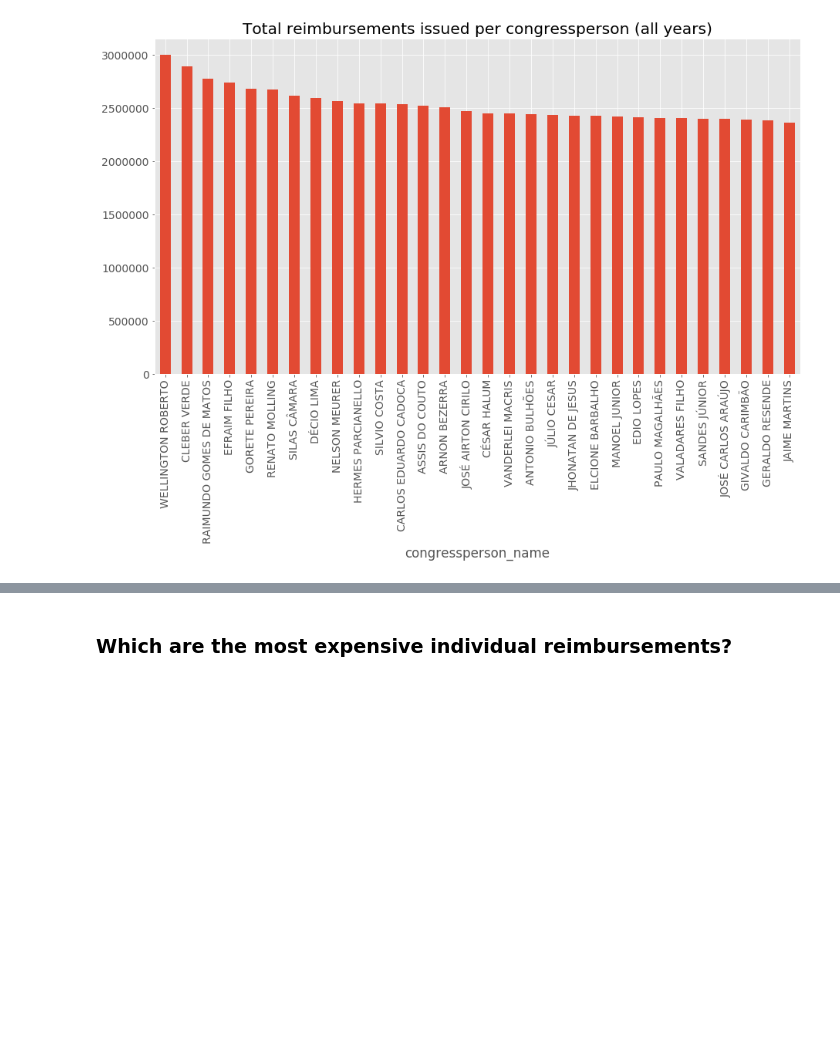
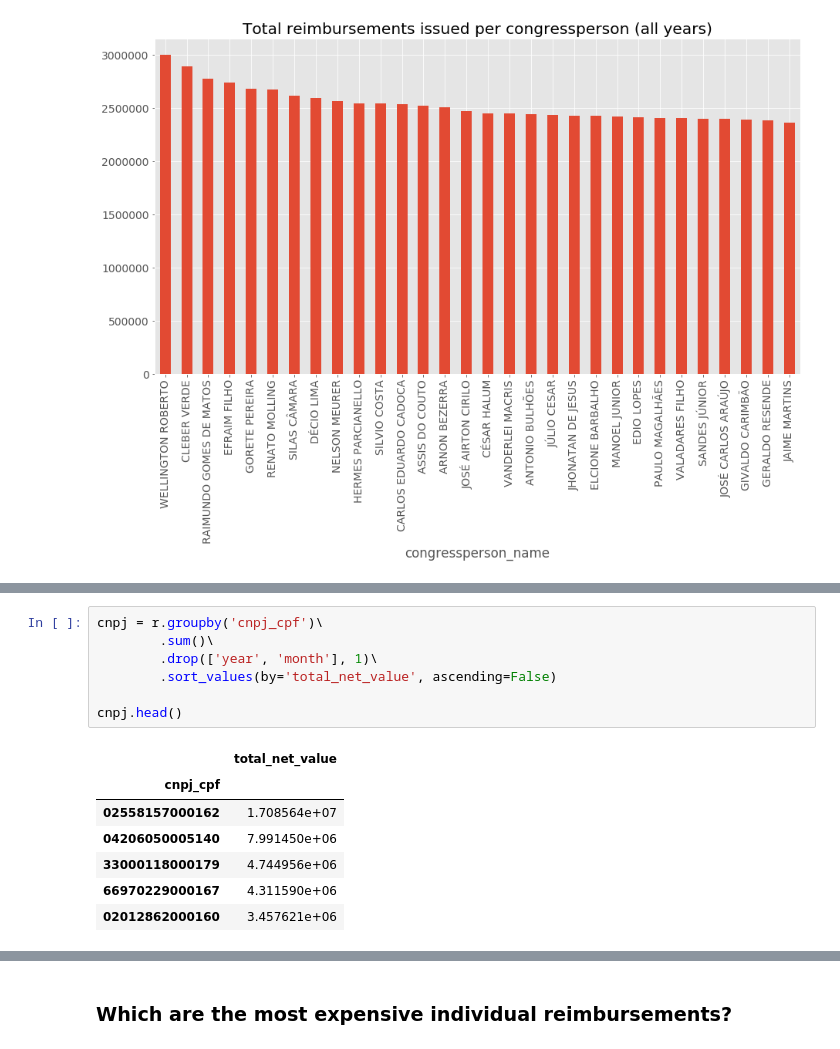
Before and after one commit to okfn-brasil/serenata-de-amor, a Jupyter notebook: develop/2017-05-01-luipillmann-intro-to-reimbursements.ipynb, the cells around one changed output, grey strips where cells are left out. Cells and saved outputs as stored; diff of their text form; blank space fills up the shorter version.

```diff
--- a/develop/2017-05-01-luipillmann-intro-to-reimbursements.ipynb
+++ b/develop/2017-05-01-luipillmann-intro-to-reimbursements.ipynb
@@ -266,0 +288,15 @@ This table shows the top service providers by amount received in total (all year
+# %%
+cnpj = r.groupby('cnpj_cpf')\
+        .sum()\
+        .drop(['year', 'month'], 1)\
+        .sort_values(by='total_net_value', ascending=False)
+
+cnpj.head()
+# %% [output]
+|  | total_net_value |
+| cnpj_cpf |  |
+| 02558157000162 | 1.708564e+07 |
+| 04206050005140 | 7.991450e+06 |
+| 33000118000179 | 4.744956e+06 |
+| 66970229000167 | 4.311590e+06 |
+| 02012862000160 | 3.457621e+06 |
```
Also changed, not shown: parts of 11 cells of this notebook, 2 other files.
